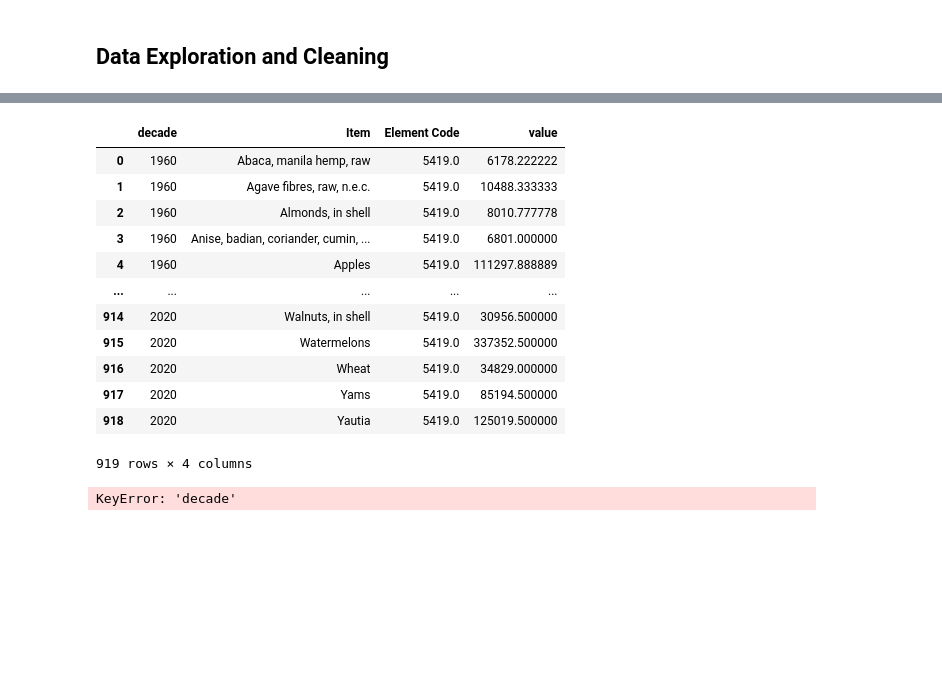
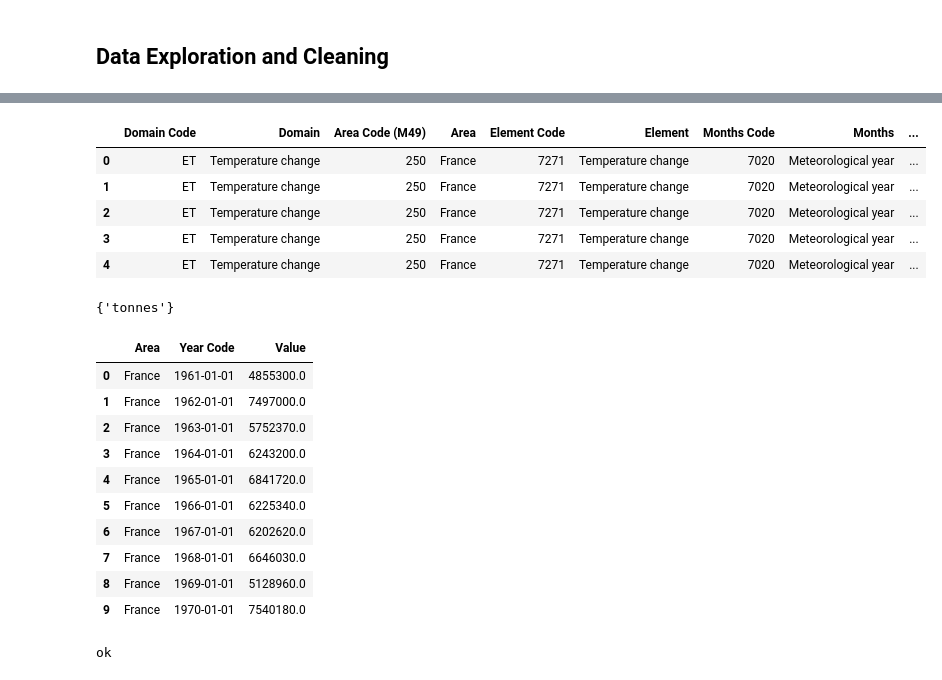
Before and after one commit to JordanKeelan/data607_finalProject, a Jupyter notebook: 607_proj_nb.ipynb, the cells around one changed output, grey strips where cells are left out. Cells and saved outputs as stored; diff of their text form; code cells hidden in the pictures; blank space fills up the shorter version.

```diff
--- a/607_proj_nb.ipynb
+++ b/607_proj_nb.ipynb
@@ -468,28 +19,0 @@ yield_by_crop_decade_ave = yield_inc_drop.reset_index()
-# %%
-yield_by_crop_decade_ave
-# %% [output]
-|  | decade | Item | Element Code | value |
-| 0 | 1960 | Abaca, manila hemp, raw | 5419.0 | 6178.222222 |
-| 1 | 1960 | Agave fibres, raw, n.e.c. | 5419.0 | 10488.333333 |
-| 2 | 1960 | Almonds, in shell | 5419.0 | 8010.777778 |
-| 3 | 1960 | Anise, badian, coriander, cumin, ... | 5419.0 | 6801.000000 |
-| 4 | 1960 | Apples | 5419.0 | 111297.888889 |
-| ... | ... | ... | ... | ... |
-| 914 | 2020 | Walnuts, in shell | 5419.0 | 30956.500000 |
-| 915 | 2020 | Watermelons | 5419.0 | 337352.500000 |
-| 916 | 2020 | Wheat | 5419.0 | 34829.000000 |
-| 917 | 2020 | Yams | 5419.0 | 85194.500000 |
-| 918 | 2020 | Yautia | 5419.0 | 125019.500000 |
-919 rows × 4 columns
-# %%
-def get_decade_mean(df, decade):
-    decade_filter = df['decade'] == decade
-    decade_df = df[decade_filter]
-    decade_mean = decade_df['value'].mean()
-    return decade_mean
-
-# group by item and calculate the mean for the 1960s and the 2010s
-df_item = yield_by_crop_decade_ave.groupby('Item')['value'].agg([('1960s', lambda x: get_decade_mean(x, 1960)),
-                                                   ('2010s', lambda x: get_decade_mean(x, 2010))])
-# %% [output]
-KeyError: 'decade'
@@ -503,0 +20,16 @@ print(f"The item with the greatest increase in mean value from the 1960s to the
+# %%
+#wine.head()
+temp.head()
+#wine.columns
+# %% [output]
+|  | Domain Code | Domain | Area Code (M49) | Area | Element Code | Element | Months Code | Months | ... |
+| 0 | ET | Temperature change | 250 | France | 7271 | Temperature change | 7020 | Meteorological year | ... |
+| 1 | ET | Temperature change | 250 | France | 7271 | Temperature change | 7020 | Meteorological year | ... |
+| 2 | ET | Temperature change | 250 | France | 7271 | Temperature change | 7020 | Meteorological year | ... |
+| 3 | ET | Temperature change | 250 | France | 7271 | Temperature change | 7020 | Meteorological year | ... |
+| 4 | ET | Temperature change | 250 | France | 7271 | Temperature change | 7020 | Meteorological year | ... |
+# %%
+# Confirm only one unit in dataset
+set(wine["Unit"].unique())
+# %% [output]
+{'tonnes'}
@@ -503,0 +48,18 @@ print(f"The item with the greatest increase in mean value from the 1960s to the
+# %%
+wine.head(10)
+# %% [output]
+|  | Area | Year Code | Value |
+| 0 | France | 1961-01-01 | 4855300.0 |
+| 1 | France | 1962-01-01 | 7497000.0 |
+| 2 | France | 1963-01-01 | 5752370.0 |
+| 3 | France | 1964-01-01 | 6243200.0 |
+| 4 | France | 1965-01-01 | 6841720.0 |
+| 5 | France | 1966-01-01 | 6225340.0 |
+| 6 | France | 1967-01-01 | 6202620.0 |
+| 7 | France | 1968-01-01 | 6646030.0 |
+| 8 | France | 1969-01-01 | 5128960.0 |
+| 9 | France | 1970-01-01 | 7540180.0 |
+# %%
+print("ok")
+# %% [output]
+ok
```
Also changed, not shown: parts of 56 cells of this notebook.
